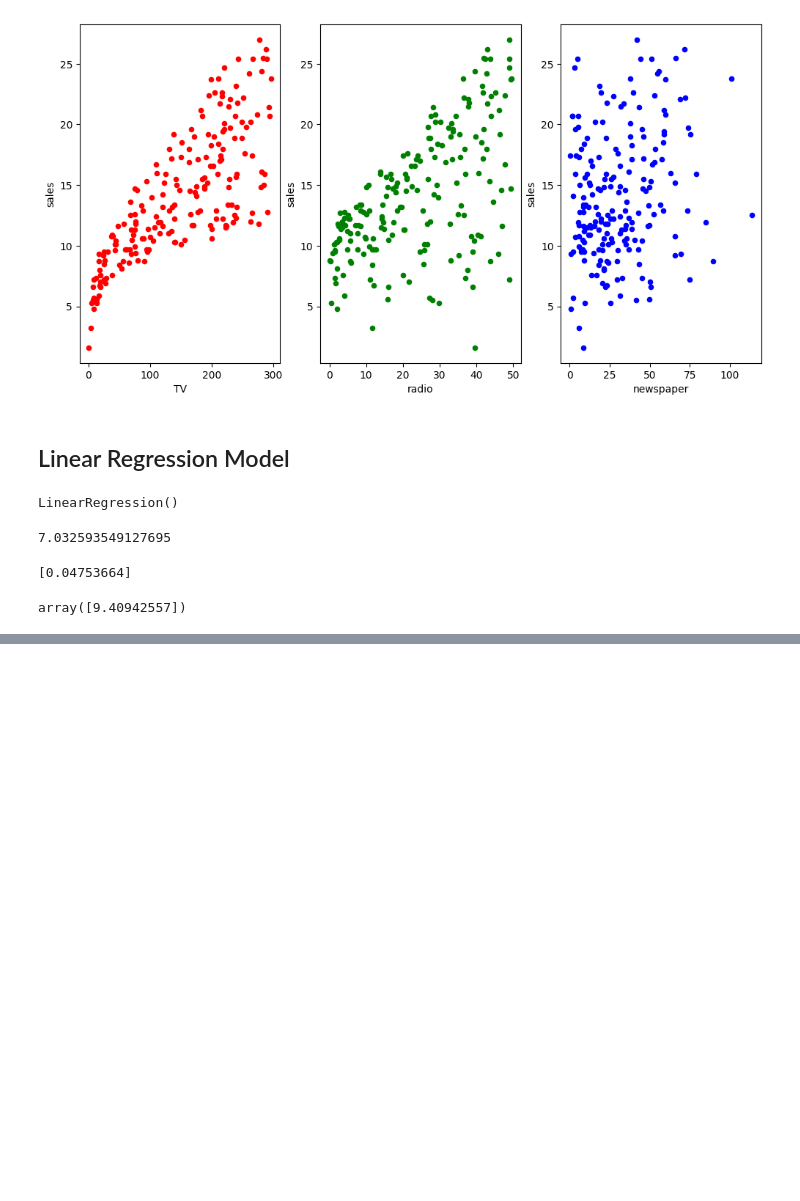
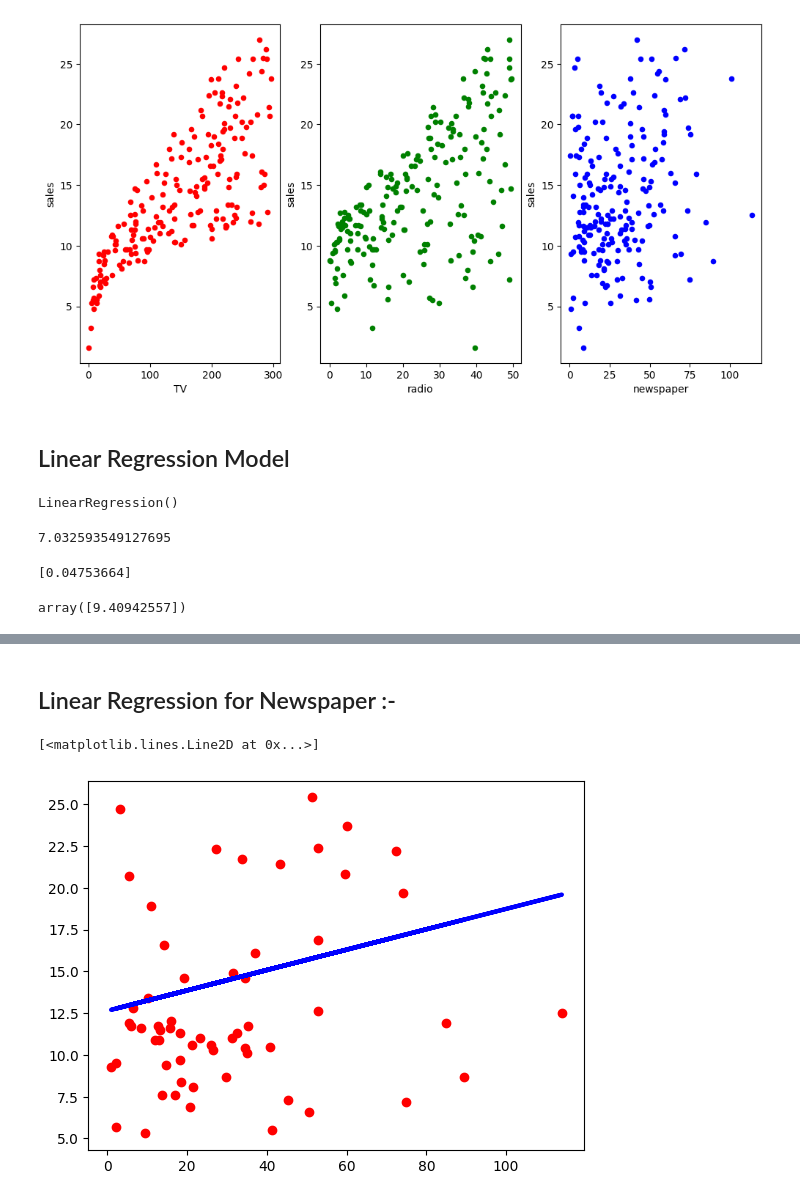
Before and after one commit to Adam-pw/Machine-Learning-Practice, a Jupyter notebook: Linear regression/Linearregression.ipynb, the cells around one changed output, grey strips where cells are left out. Saved outputs shown, nothing was run; the diff lists cells and outputs as text; code cells hidden in the pictures; blank space fills up the shorter version.

```diff
--- a/Linear regression/Linearregression.ipynb
+++ b/Linear regression/Linearregression.ipynb
@@ -110,0 +142,5 @@ array([9.40942557])
+# %%
+x1 = data[['newspaper']]
+y = data.sales
+lm = LinearRegression()
+lm.fit(x1,y)
@@ -110,0 +317,11 @@ array([9.40942557])
+# %% [markdown]
+## Linear Regression for Newspaper :-
+# %%
+X1_train, X1_test, Y1_train, Y1_test = train_test_split(x1,y,test_size=0.3, random_state=42)
+lm.fit(X1_train,Y1_train)
+y1_pred = lm.predict(X1_test)
+plt.scatter(X1_test,Y1_test, color="red")
+plt.plot(X1_test,y1_pred,color="blue",linewidth=3)
+# %% [output]
+[<matplotlib.lines.Line2D at 0x...>]
+[figure, added]
```
Also changed, not shown: parts of 40 cells of this notebook.
